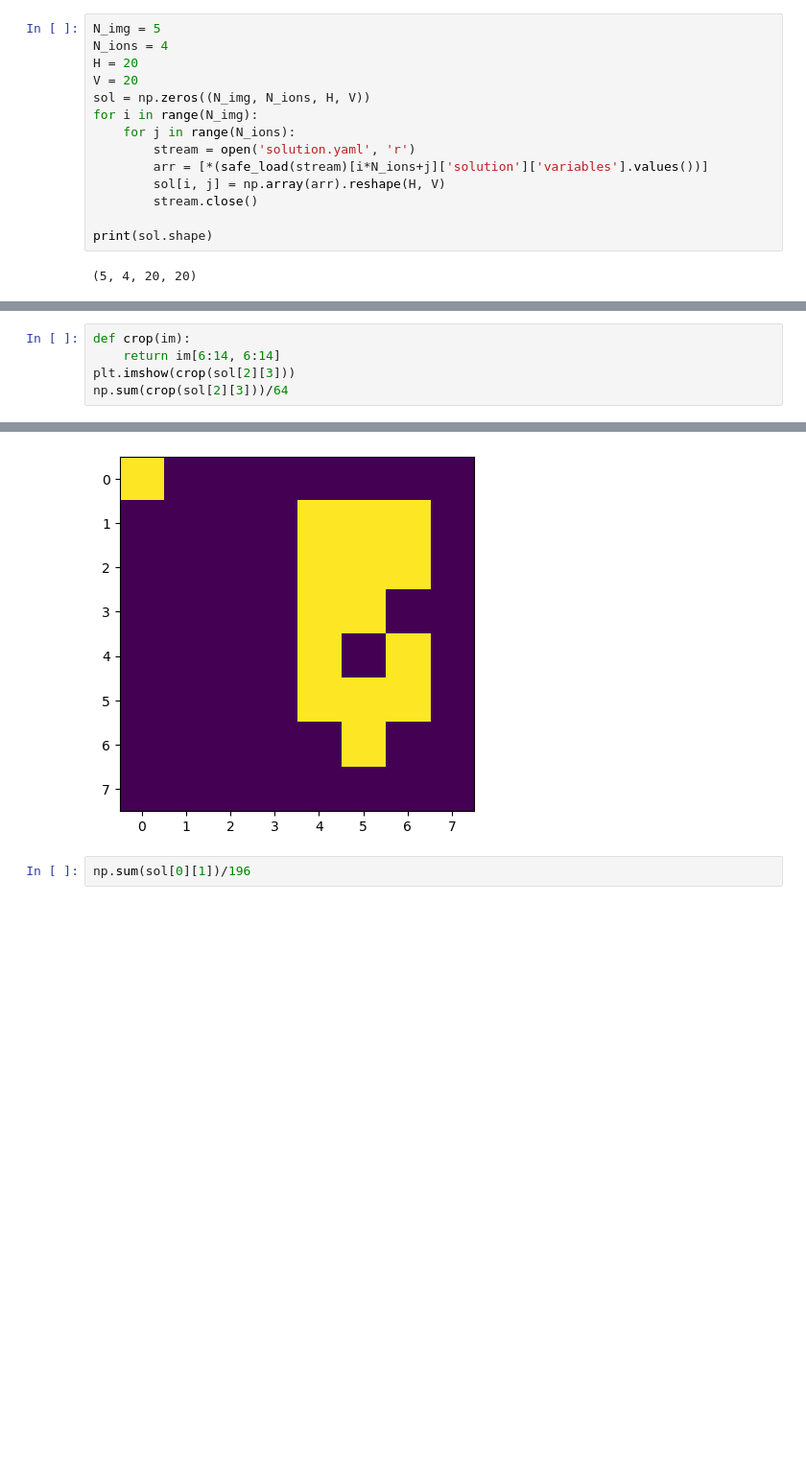
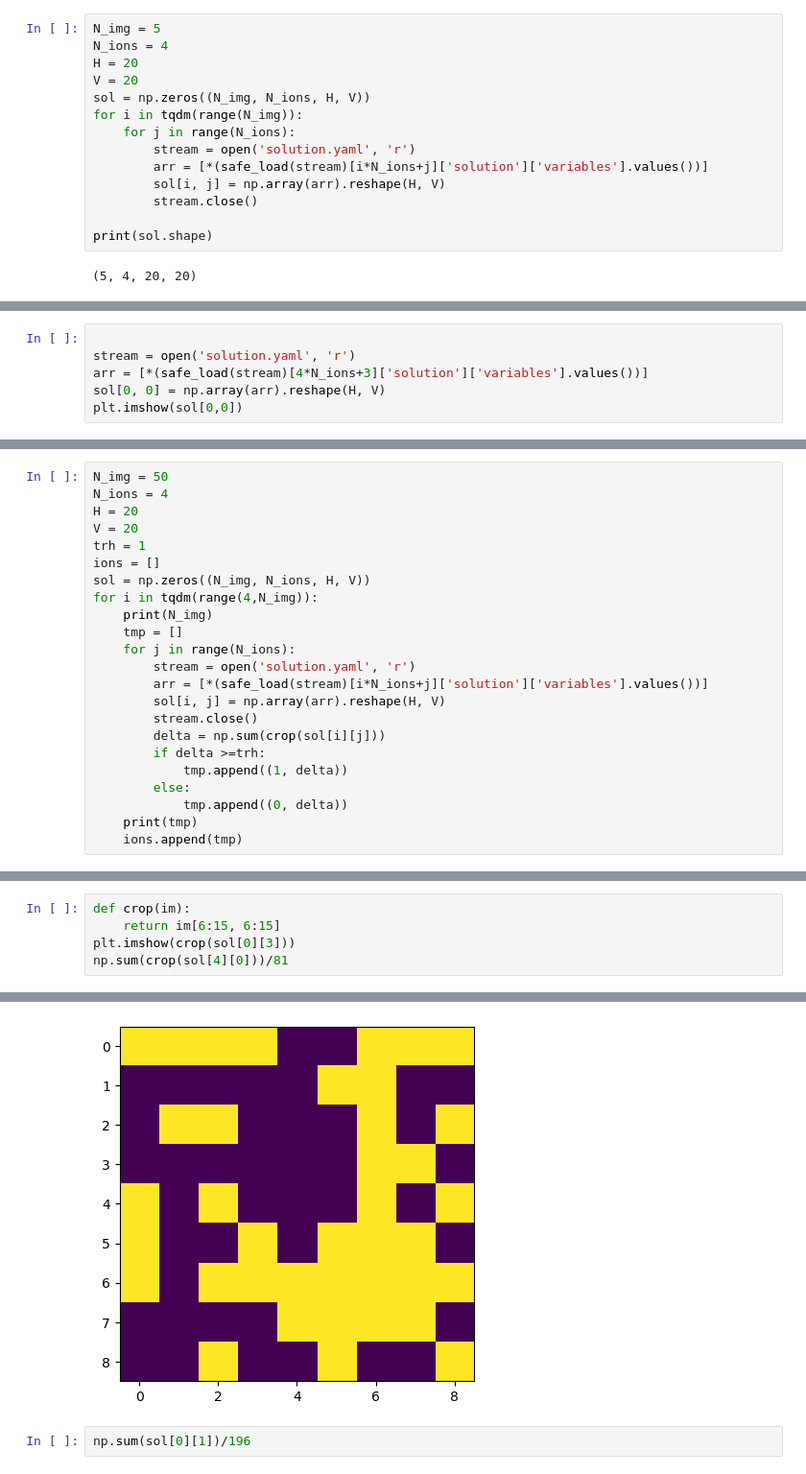
Before and after one commit to KPA927/FianQ, a Jupyter notebook: Задача 2_ Классификация ионов/ion_segment.ipynb, the cells around one changed output, grey strips where cells are left out. Shown at 96% size. Saved outputs shown, nothing was run; the diff lists cells and outputs as text; blank space fills up the shorter version.

```diff
--- a/Задача 2_ Классификация ионов/ion_segment.ipynb
+++ b/Задача 2_ Классификация ионов/ion_segment.ipynb
@@ -188,7 +200,7 @@ N_ions = 4
 H = 20
 V = 20
 sol = np.zeros((N_img, N_ions, H, V))
-for i in range(N_img):
+for i in tqdm(range(N_img)):
     for j in range(N_ions):
         stream = open('solution.yaml', 'r')
         arr = [*(safe_load(stream)[i*N_ions+j]['solution']['variables'].values())]
@@ -207,0 +240,6 @@ for j in range(4):
+# %%
+
+stream = open('solution.yaml', 'r')
+arr = [*(safe_load(stream)[4*N_ions+3]['solution']['variables'].values())]
+sol[0, 0] = np.array(arr).reshape(H, V)
+plt.imshow(sol[0,0])
@@ -207,0 +267,23 @@ for j in range(4):
+# %%
+N_img = 50
+N_ions = 4
+H = 20
+V = 20
+trh = 1
+ions = []
+sol = np.zeros((N_img, N_ions, H, V))
+for i in tqdm(range(4,N_img)):
+    print(N_img)
+    tmp = []
+    for j in range(N_ions):
+        stream = open('solution.yaml', 'r')
+        arr = [*(safe_load(stream)[i*N_ions+j]['solution']['variables'].values())]
+        sol[i, j] = np.array(arr).reshape(H, V)
+        stream.close()
+        delta = np.sum(crop(sol[i][j]))
+        if delta >=trh:
+            tmp.append((1, delta))
+        else:
+            tmp.append((0, delta))
+    print(tmp)
+    ions.append(tmp)
@@ -208,6 +315,6 @@ for j in range(4):
 # %%
 def crop(im):
-    return im[6:14, 6:14]
-plt.imshow(crop(sol[2][3]))
-np.sum(crop(sol[2][3]))/64
+    return im[6:15, 6:15]
+plt.imshow(crop(sol[0][3]))
+np.sum(crop(sol[4][0]))/81
 # %% [output]
@@ -215,4 +322,4 @@ np.sum(crop(sol[2][3]))/64
-[figure, old version]
+[figure, new version]
 # %%
 np.sum(sol[0][1])/196
 # %% [output]
```
Also changed, not shown: parts of 22 cells of this notebook, 4 other files.
